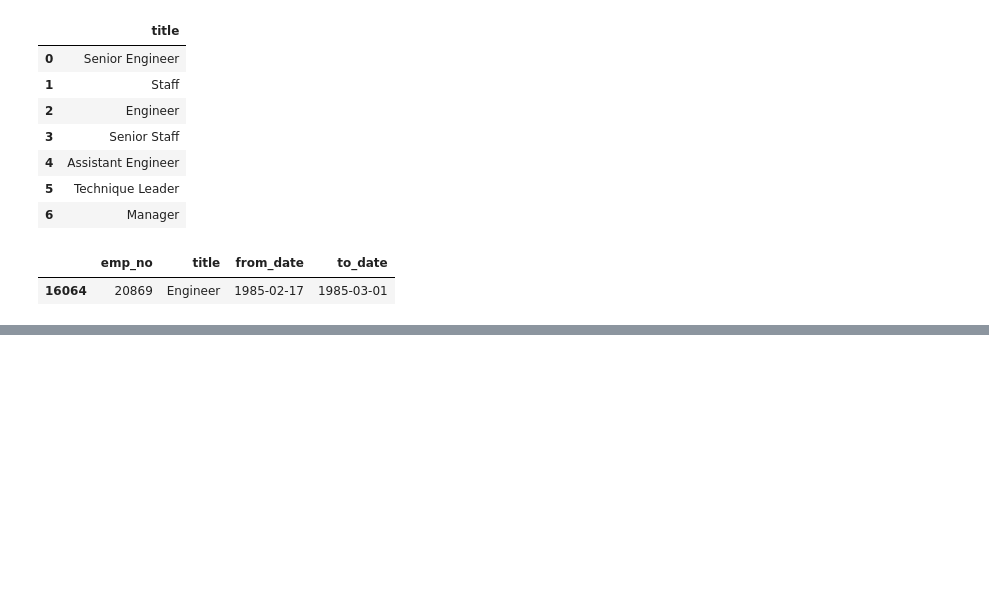
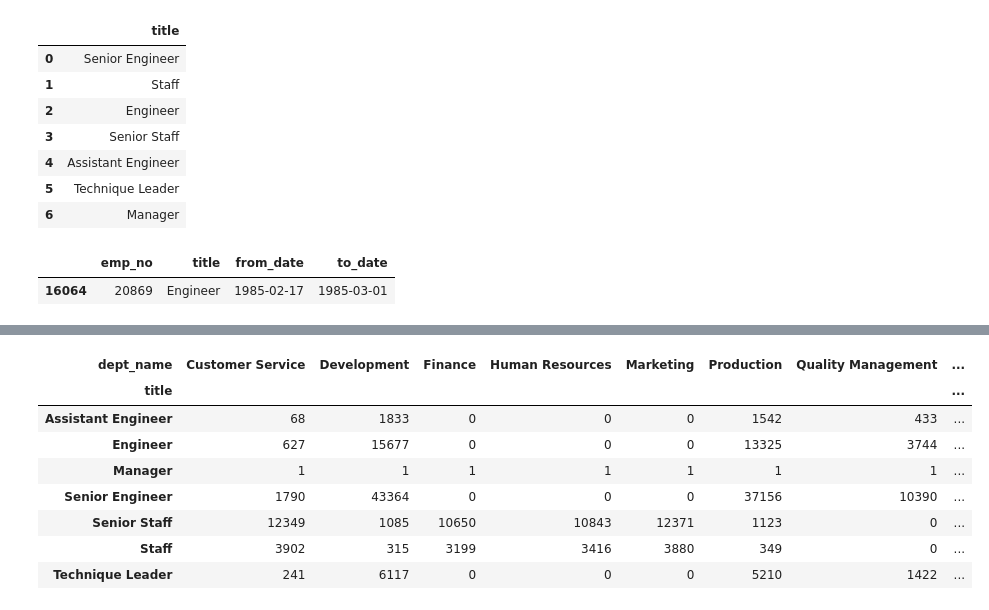
Before and after one commit to BraedenWright/numpy-pandas-visualization-exercises, a Jupyter notebook: advanced_dataframes.ipynb, the cells around one changed output, grey strips where cells are left out. Cells and saved outputs as stored; diff of their text form; code cells hidden in the pictures; blank space fills up the shorter version.

```diff
--- a/advanced_dataframes.ipynb
+++ b/advanced_dataframes.ipynb
@@ -143,0 +586,16 @@ KeyError: datetime.date(9999, 1, 1)
+# %%
+#  7.  Cross Tabulate title by department
+
+#pd.crosstab(titles_db.title)
+
+# gonna need to join the dept_emp table to find titles in each dept
+#  also make sure to limit
+
+title_in_dept = pd.read_sql('''SELECT title, dept_name
+            FROM employees
+            JOIN titles USING(emp_no)
+            JOIN dept_emp USING(emp_no)
+            JOIN departments USING(dept_no)
+            WHERE titles.to_date = "9999-01-01" ''', get_db_url)
+
+title_in_dept
@@ -143,0 +616,14 @@ KeyError: datetime.date(9999, 1, 1)
+# %%
+#  thats right, we meant to crosstab origianlly
+
+pd.crosstab(title_in_dept.title, title_in_dept.dept_name)
+# %% [output]
+| dept_name | Customer Service | Development | Finance | Human Resources | Marketing | Production | Quality Management | ... |
+| title |  |  |  |  |  |  |  | ... |
+| Assistant Engineer | 68 | 1833 | 0 | 0 | 0 | 1542 | 433 | ... |
+| Engineer | 627 | 15677 | 0 | 0 | 0 | 13325 | 3744 | ... |
+| Manager | 1 | 1 | 1 | 1 | 1 | 1 | 1 | ... |
+| Senior Engineer | 1790 | 43364 | 0 | 0 | 0 | 37156 | 10390 | ... |
+| Senior Staff | 12349 | 1085 | 10650 | 10843 | 12371 | 1123 | 0 | ... |
+| Staff | 3902 | 315 | 3199 | 3416 | 3880 | 349 | 0 | ... |
+| Technique Leader | 241 | 6117 | 0 | 0 | 0 | 5210 | 1422 | ... |
```
Also changed, not shown: parts of 35 cells of this notebook.
